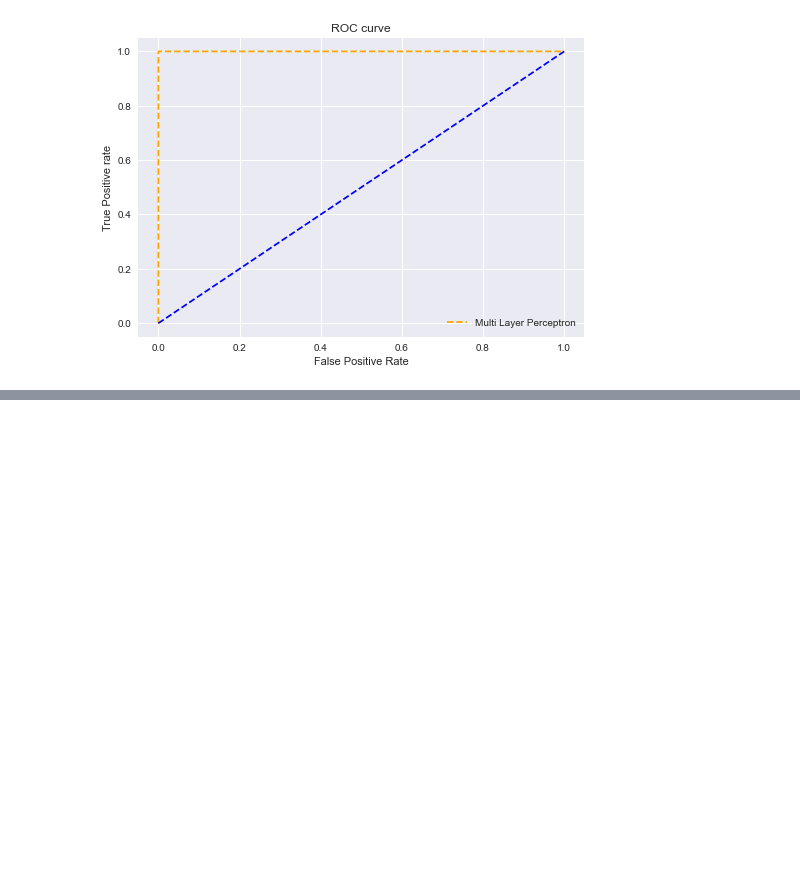
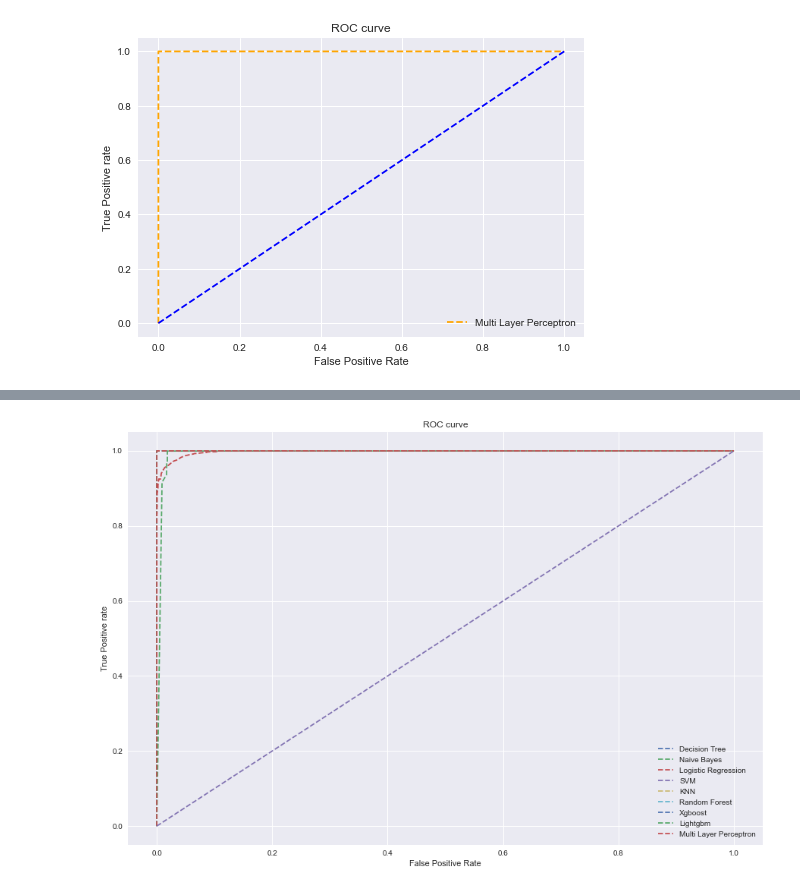
Before and after one commit to nfrejus/prim_ddos, a Jupyter notebook: unbalanced_30_70_model/model_with_embbed_wrapper_fs.ipynb, the cells around one changed output, grey strips where cells are left out. Cells and saved outputs as stored; diff of their text form; code cells hidden in the pictures; blank space fills up the shorter version.

```diff
--- a/unbalanced_30_70_model/model_with_embbed_wrapper_fs.ipynb
+++ b/unbalanced_30_70_model/model_with_embbed_wrapper_fs.ipynb
@@ -479,0 +531,29 @@ plt.show();
+# %%
+plt.style.use('seaborn')
+
+plt.figure(figsize=(15,10))
+plt.plot(fpr_dt, tpr_dt, linestyle='--', label='Decision Tree')
+plt.plot(fpr_nb, tpr_nb, linestyle='--', label='Naive Bayes')
+
+plt.plot(fpr_logreg, tpr_logreg, linestyle='--', label='Logistic Regression')
+plt.plot(fpr_svm, tpr_svm, linestyle='--', label='SVM')
+
+plt.plot(fpr_knn, tpr_knn, linestyle='--', label='KNN')
+plt.plot(fpr_rf, tpr_rf, linestyle='--', label='Random Forest')
+
+plt.plot(fpr_xgb, tpr_xgb, linestyle='--', label='Xgboost')
+plt.plot(fpr_lgb, tpr_lgb, linestyle='--', label='Lightgbm')
+
+plt.plot(fpr_mlp, tpr_mlp, linestyle='--', label='Multi Layer Perceptron')
+plt.plot(p_fpr, p_tpr, linestyle='--')
+# title
+plt.title('ROC curve')
+# x label
+plt.xlabel('False Positive Rate')
+# y label
+plt.ylabel('True Positive rate')
+
+plt.legend(loc='best')
+plt.show();
+# %% [output]
+[figure, added]
```
Also changed, not shown: parts of 11 cells of this notebook, 2 other files.
